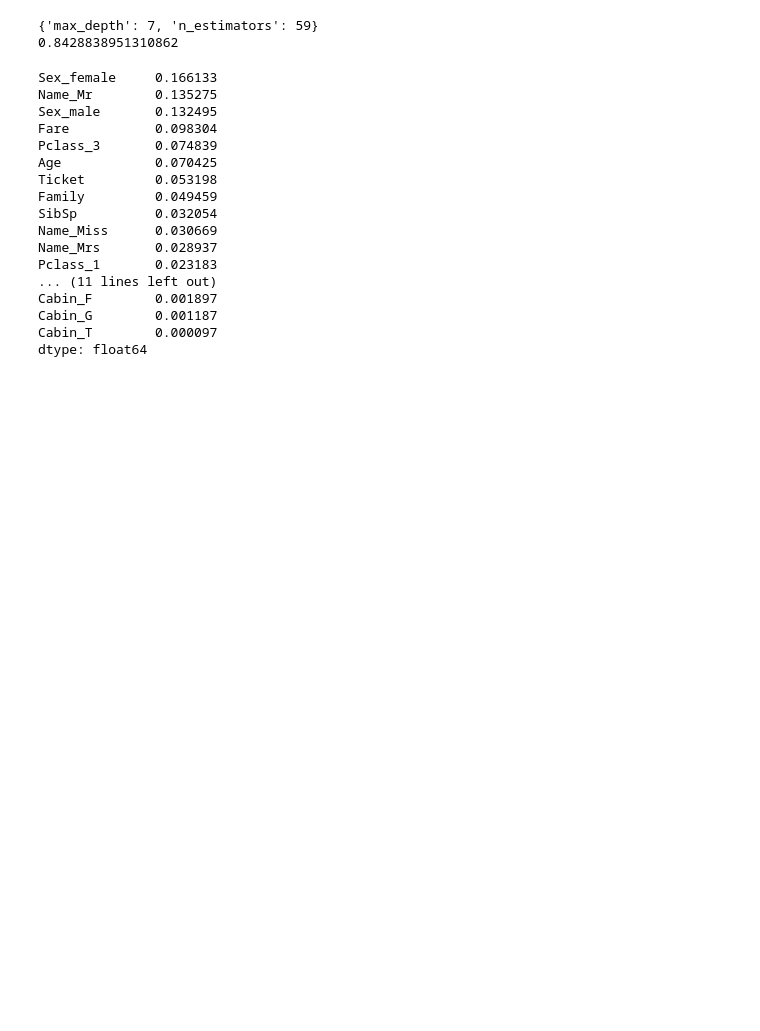
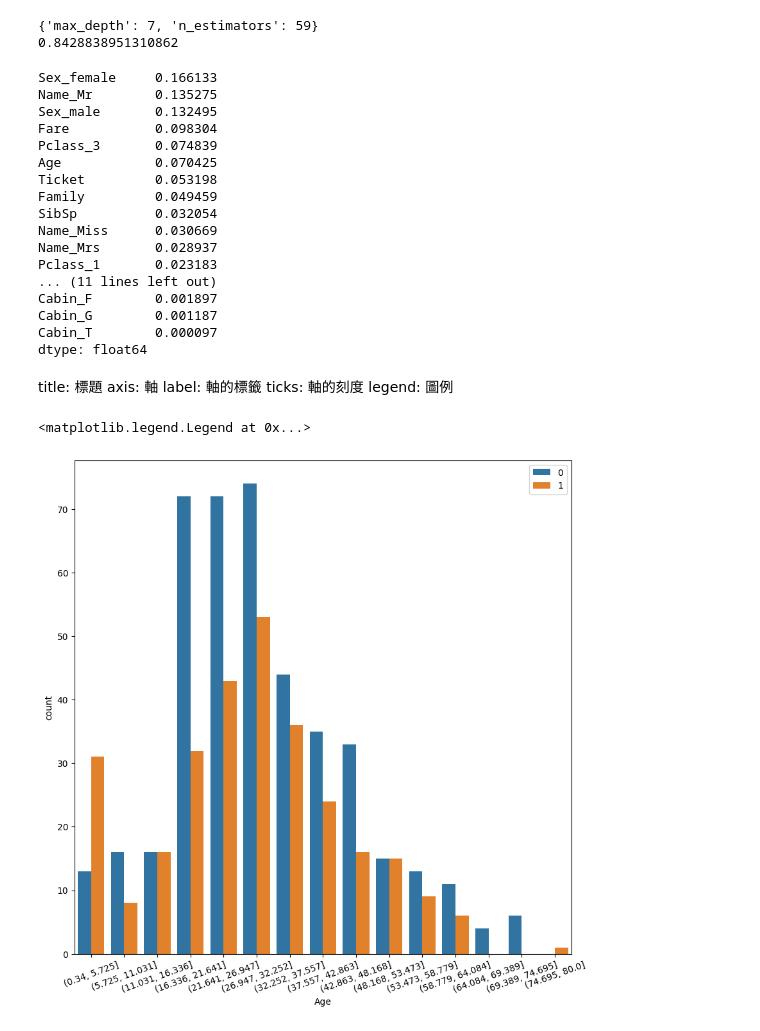
Before and after one commit to Elwing-Chou/ximen0703, a Jupyter notebook: titanic.ipynb, the cells around one changed output. Drawn from its saved outputs; the diff is of its cells as text; code cells hidden in the pictures; blank space fills up the shorter version.

```diff
--- a/titanic.ipynb
+++ b/titanic.ipynb
@@ -341,0 +347,6 @@ dtype: float64
+# %% [markdown]
+title: 標題
+axis: 軸
+label: 軸的標籤
+ticks: 軸的刻度
+legend: 圖例
@@ -341,0 +359,9 @@ dtype: float64
+# %%
+c = pd.cut(datas["Age"], 15)
+plt.figure(figsize=(10, 10))
+sns.countplot(x=c, hue=datas["Survived"])
+plt.xticks(rotation=20)
+plt.legend(loc="upper right")
+# %% [output]
+<matplotlib.legend.Legend at 0x...>
+[figure, added]
```
Also changed, not shown: parts of 2 cells of this notebook.
